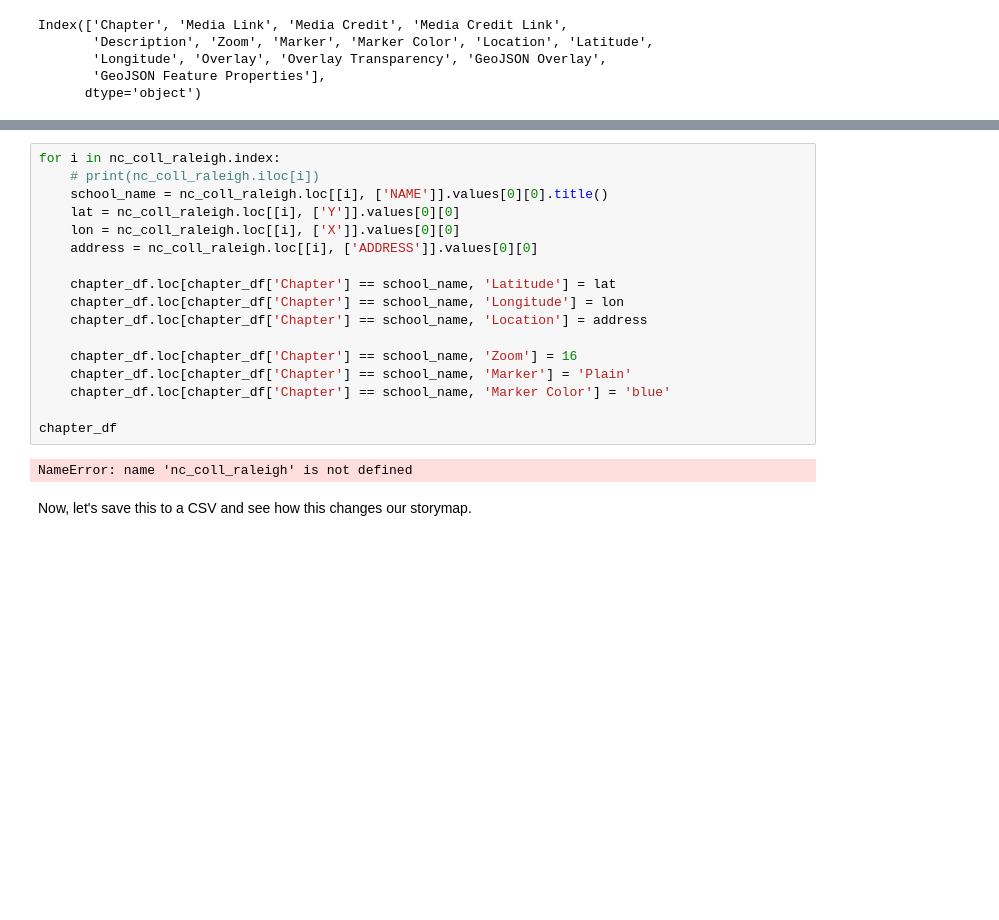
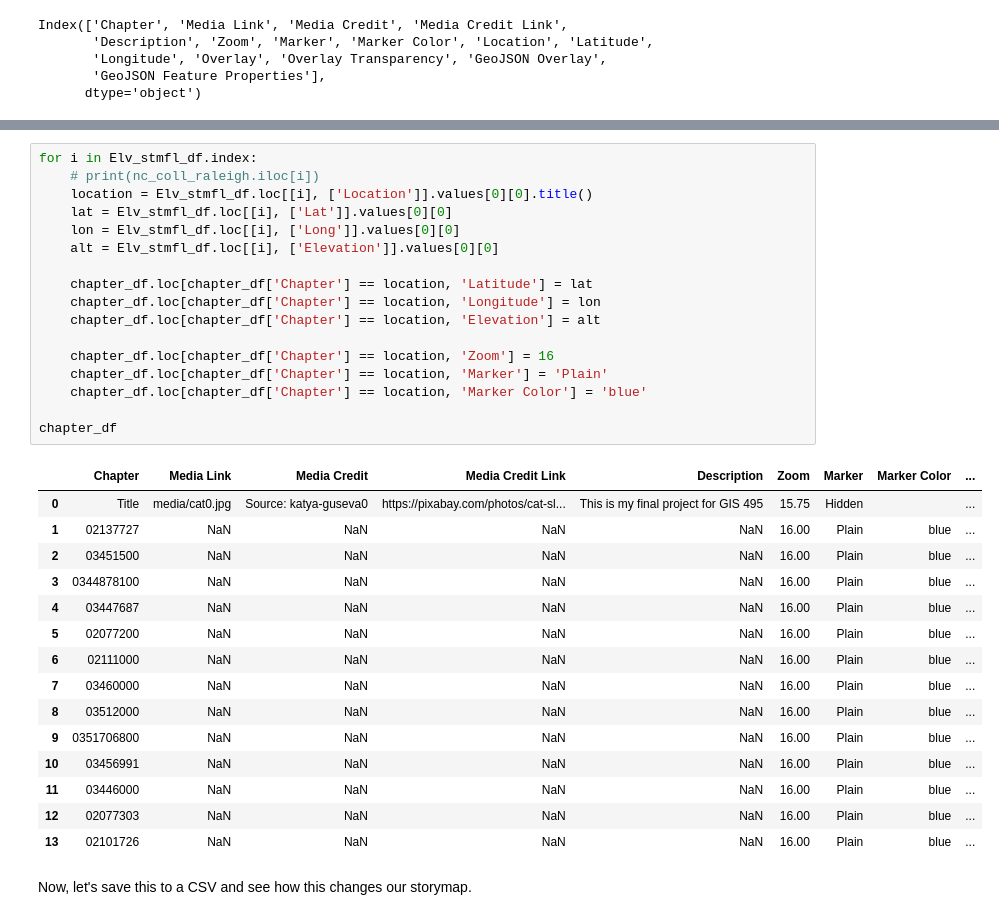
Before and after one commit to ConBonAon/GISFinal2023, a Jupyter notebook: storymap.ipynb, the cells around one changed output, grey strips where cells are left out. Saved outputs shown, nothing was run; the diff lists cells and outputs as text; blank space fills up the shorter version.

```diff
--- a/storymap.ipynb
+++ b/storymap.ipynb
@@ -602,22 +632,36 @@ chapter_df
 # %%
-for i in nc_coll_raleigh.index:
+for i in Elv_stmfl_df.index:
     # print(nc_coll_raleigh.iloc[i])
-    school_name = nc_coll_raleigh.loc[[i], ['NAME']].values[0][0].title()
-    lat = nc_coll_raleigh.loc[[i], ['Y']].values[0][0]
-    lon = nc_coll_raleigh.loc[[i], ['X']].values[0][0]
-    address = nc_coll_raleigh.loc[[i], ['ADDRESS']].values[0][0]
+    location = Elv_stmfl_df.loc[[i], ['Location']].values[0][0].title()
+    lat = Elv_stmfl_df.loc[[i], ['Lat']].values[0][0]
+    lon = Elv_stmfl_df.loc[[i], ['Long']].values[0][0]
+    alt = Elv_stmfl_df.loc[[i], ['Elevation']].values[0][0]
 
-    chapter_df.loc[chapter_df['Chapter'] == school_name, 'Latitude'] = lat
-    chapter_df.loc[chapter_df['Chapter'] == school_name, 'Longitude'] = lon
-    chapter_df.loc[chapter_df['Chapter'] == school_name, 'Location'] = address
+    chapter_df.loc[chapter_df['Chapter'] == location, 'Latitude'] = lat
+    chapter_df.loc[chapter_df['Chapter'] == location, 'Longitude'] = lon
+    chapter_df.loc[chapter_df['Chapter'] == location, 'Elevation'] = alt
 
-    chapter_df.loc[chapter_df['Chapter'] == school_name, 'Zoom'] = 16
-    chapter_df.loc[chapter_df['Chapter'] == school_name, 'Marker'] = 'Plain'
-    chapter_df.loc[chapter_df['Chapter'] == school_name, 'Marker Color'] = 'blue'
+    chapter_df.loc[chapter_df['Chapter'] == location, 'Zoom'] = 16
+    chapter_df.loc[chapter_df['Chapter'] == location, 'Marker'] = 'Plain'
+    chapter_df.loc[chapter_df['Chapter'] == location, 'Marker Color'] = 'blue'
 
 chapter_df
 # %% [output]
-NameError: name 'nc_coll_raleigh' is not defined
+|  | Chapter | Media Link | Media Credit | Media Credit Link | Description | Zoom | Marker | Marker Color | ... |
+| 0 | Title | media/cat0.jpg | Source: katya-guseva0 | https://pixabay.com/photos/cat-sl... | This is my final project for GIS 495 | 15.75 | Hidden |  | ... |
+| 1 | 02137727 | NaN | NaN | NaN | NaN | 16.00 | Plain | blue | ... |
+| 2 | 03451500 | NaN | NaN | NaN | NaN | 16.00 | Plain | blue | ... |
+| 3 | 0344878100 | NaN | NaN | NaN | NaN | 16.00 | Plain | blue | ... |
+| 4 | 03447687 | NaN | NaN | NaN | NaN | 16.00 | Plain | blue | ... |
+| 5 | 02077200 | NaN | NaN | NaN | NaN | 16.00 | Plain | blue | ... |
+| 6 | 02111000 | NaN | NaN | NaN | NaN | 16.00 | Plain | blue | ... |
+| 7 | 03460000 | NaN | NaN | NaN | NaN | 16.00 | Plain | blue | ... |
+| 8 | 03512000 | NaN | NaN | NaN | NaN | 16.00 | Plain | blue | ... |
+| 9 | 0351706800 | NaN | NaN | NaN | NaN | 16.00 | Plain | blue | ... |
+| 10 | 03456991 | NaN | NaN | NaN | NaN | 16.00 | Plain | blue | ... |
+| 11 | 03446000 | NaN | NaN | NaN | NaN | 16.00 | Plain | blue | ... |
+| 12 | 02077303 | NaN | NaN | NaN | NaN | 16.00 | Plain | blue | ... |
+| 13 | 02101726 | NaN | NaN | NaN | NaN | 16.00 | Plain | blue | ... |
 # %% [markdown]
 Now, let's save this to a CSV and see how this changes our storymap.
 # %%
```
Also changed, not shown: parts of 4 cells of this notebook, 1 other file.
